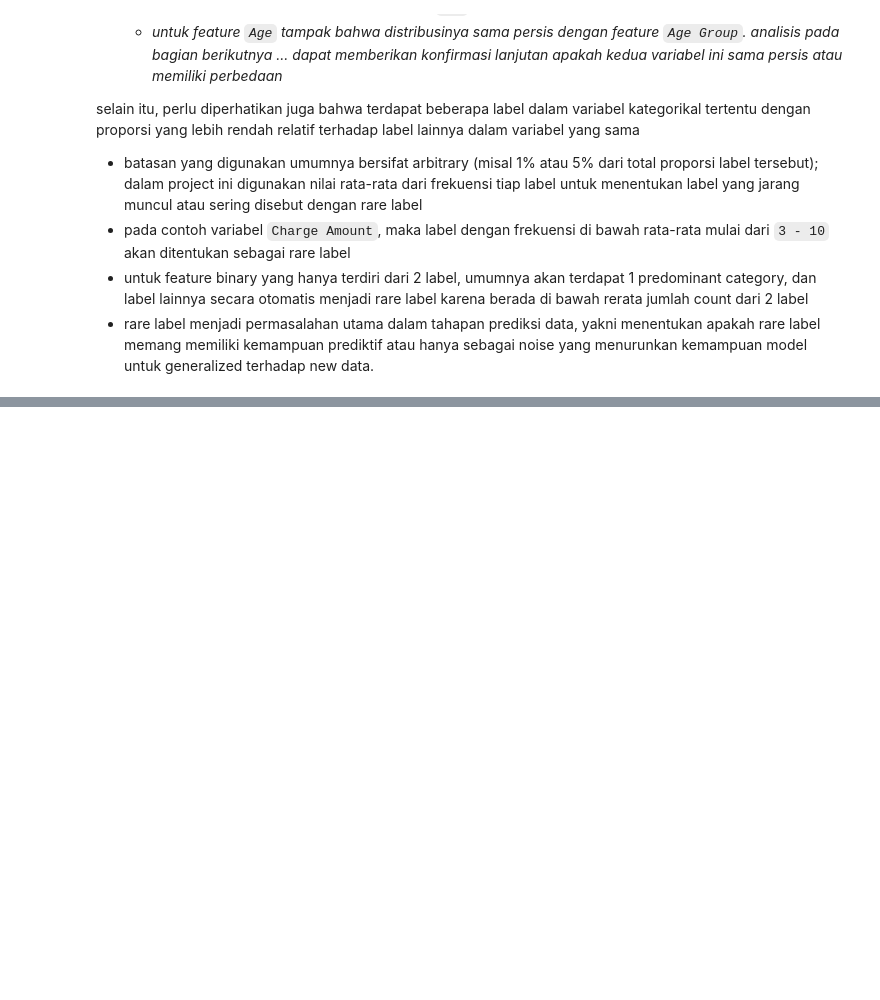
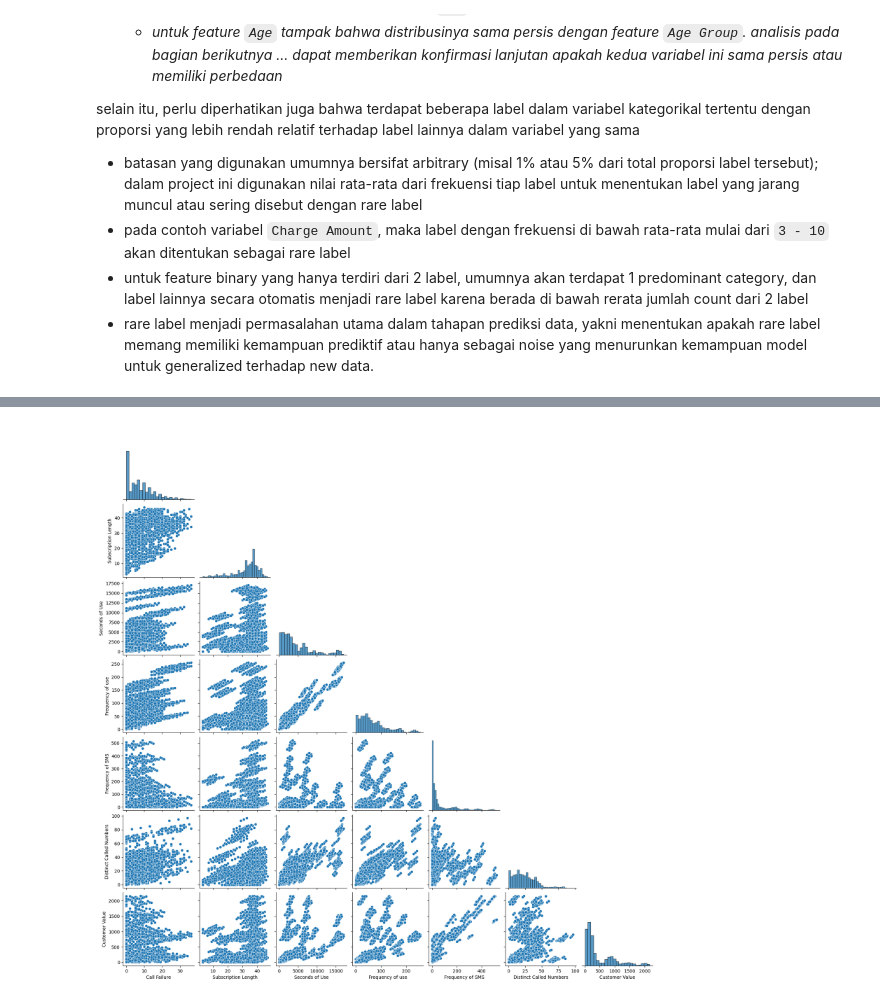
Before and after one commit to garudapaksi-yusuf/Iranian_Telecom_Churn, a Jupyter notebook: notebook/notebook.ipynb, the cells around one changed output, grey strips where cells are left out. Saved outputs shown, nothing was run; the diff lists cells and outputs as text; code cells hidden in the pictures; blank space fills up the shorter version.

```diff
--- a/notebook/notebook.ipynb
+++ b/notebook/notebook.ipynb
@@ -636,0 +758,7 @@ selain itu, perlu diperhatikan juga bahwa terdapat beberapa label dalam variabel
+# %%
+axes = sns.pairplot(
+    data=numerical_features,
+    corner=True
+)
+# %% [output]
+[figure, added]
```
Also changed, not shown: parts of 17 cells of this notebook.
